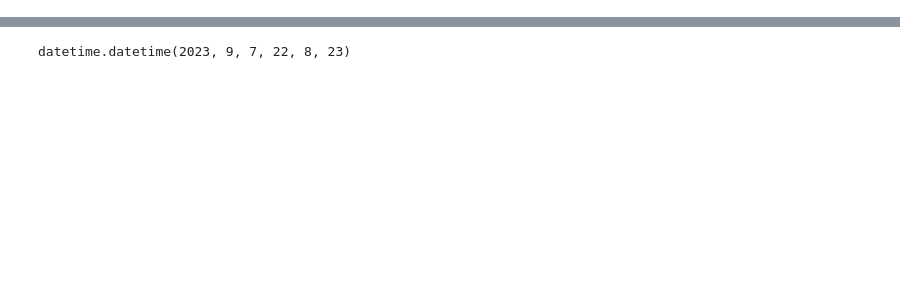
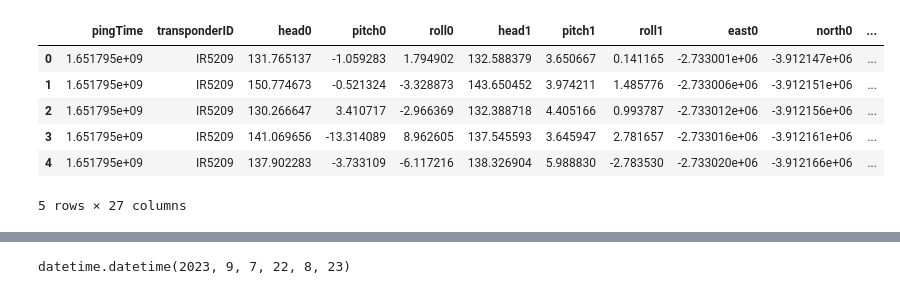
Before and after one commit to EarthScope/es_sfgtools, a Jupyter notebook: dev/notebooks/ncc1_demo.ipynb, the cells around one changed output, grey strips where cells are left out. Drawn from its saved outputs; the diff is of its cells as text; code cells hidden in the pictures; blank space fills up the shorter version.

```diff
--- a/dev/notebooks/ncc1_demo.ipynb
+++ b/dev/notebooks/ncc1_demo.ipynb
@@ -40,2 +43,12 @@ kin_positions.head()
+# %%
+shotdata.head()
+# %% [output]
+|  | pingTime | transponderID | head0 | pitch0 | roll0 | head1 | pitch1 | roll1 | east0 | north0 | ... |
+| 0 | 1.651795e+09 | IR5209 | 131.765137 | -1.059283 | 1.794902 | 132.588379 | 3.650667 | 0.141165 | -2.733001e+06 | -3.912147e+06 | ... |
+| 1 | 1.651795e+09 | IR5209 | 150.774673 | -0.521324 | -3.328873 | 143.650452 | 3.974211 | 1.485776 | -2.733006e+06 | -3.912151e+06 | ... |
+| 2 | 1.651795e+09 | IR5209 | 130.266647 | 3.410717 | -2.966369 | 132.388718 | 4.405166 | 0.993787 | -2.733012e+06 | -3.912156e+06 | ... |
+| 3 | 1.651795e+09 | IR5209 | 141.069656 | -13.314089 | 8.962605 | 137.545593 | 3.645947 | 2.781657 | -2.733016e+06 | -3.912161e+06 | ... |
+| 4 | 1.651795e+09 | IR5209 | 137.902283 | -3.733109 | -6.117216 | 138.326904 | 5.988830 | -2.783530 | -2.733020e+06 | -3.912166e+06 | ... |
+5 rows × 27 columns
 # %%
 shotdata = shotdata[shotdata.transponderID=="IR5209"]
```
Also changed, not shown: parts of 6 cells of this notebook.
